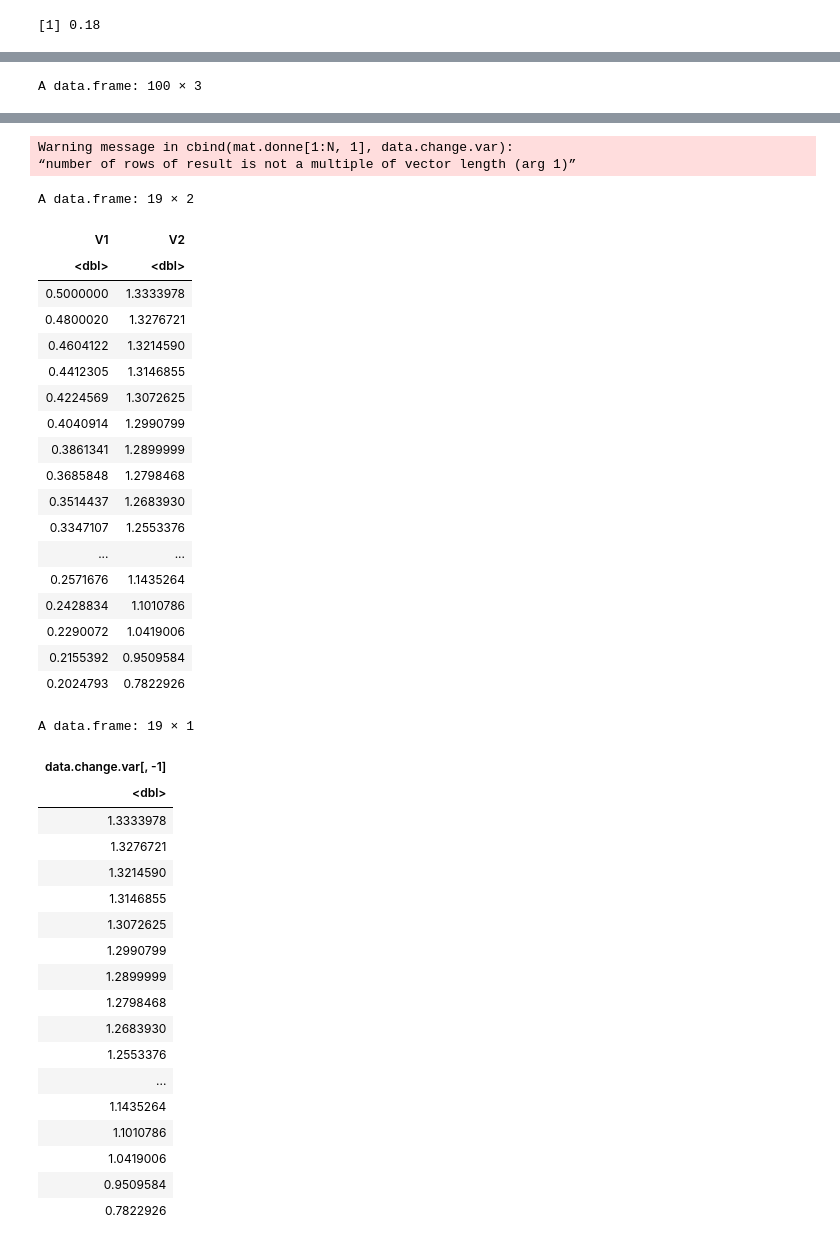
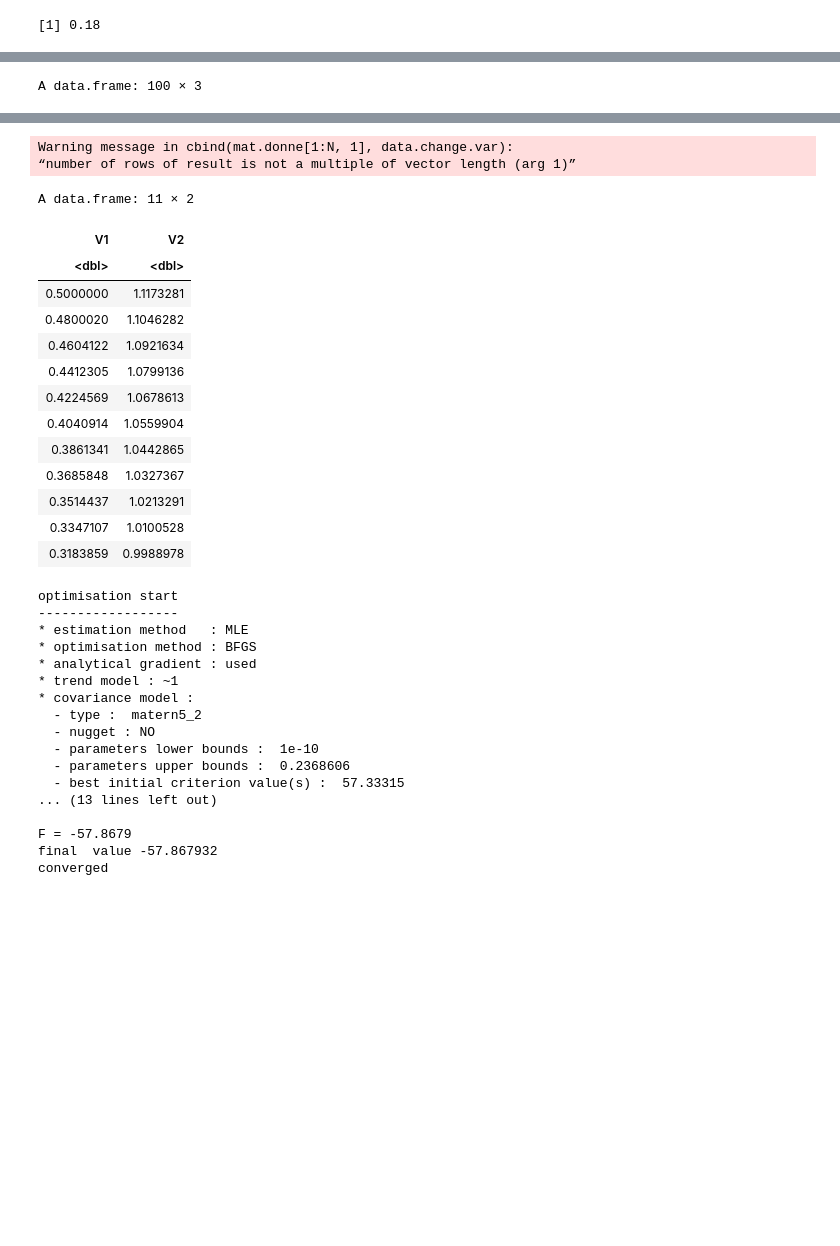
Before and after one commit to supetite/Projet-IPPON, a Jupyter notebook: T-IMSE Polar coordinates.ipynb, the cells around one changed output, grey strips where cells are left out. Drawn from its saved outputs; the diff is of its cells as text; code cells hidden in the pictures; blank space fills up the shorter version.

```diff
--- a/T-IMSE Polar coordinates.ipynb
+++ b/T-IMSE Polar coordinates.ipynb
@@ -177,9 +179,7 @@ jouet
 [1] 0.18
 # %%
 test_change_in_phi_from_x = function(x){ #We put in argument a matrix or a vector that takes n values in a simplex
-    X<-as.matrix(x[,-1])
-    Y<-sqrt(X) #We do a first change of variables y²=x eq y=sqrt(x)
-    Y[is.na(Y)] <- 0  #If we have some Nan in our matrix we replace them by zeros
-    return(t(as.matrix(rect2polar((Y))$phi)))
+    Y<-sqrt(x) #We do a first change of variables y²=x eq y=sqrt(x)
+     #If we have some Nan in our matrix we replace them by zeros
+    return(t(as.matrix(rect2polar((t(Y)))$phi)))
 }
-test_change_in_phi_from_x(matrix(c(0.18, 0.2, 0.8), 1, 3))
@@ -210,74 +226,66 @@ mat.donne
 
 
 
-data.change.var <- t(test_change_in_phi_from_x(mat.donne[1:N,-1]))
+data.change.var <- (test_change_in_phi_from_x(mat.donne[10:N+10,-1]))
 
 data.change.var=as.data.frame(cbind(mat.donne[1:N,1],data.change.var))
 
 data.change.var
-as.data.frame(data.change.var[,-1])
-data.change.var[,1]
+
 mod = km(formula = ~1, design = as.data.frame(data.change.var[,-1]), response = as.data.frame(data.change.var[,1]))
 
 lowerbound = as.vector(rep(0, 1))
 upperbound = as.vector(rep(pi/2, 1))
 # %% [output]
 A data.frame: 100 × 3
 | resp | x | y |
 | <dbl> | <dbl> | <dbl> |
 | 0.50000000 | 0.00000000 | 1.0000000 |
 | 0.48000204 | 0.01010101 | 0.9898990 |
 | 0.46041220 | 0.02020202 | 0.9797980 |
 | 0.44123049 | 0.03030303 | 0.9696970 |
 | 0.42245689 | 0.04040404 | 0.9595960 |
 | 0.40409142 | 0.05050505 | 0.9494949 |
 | 0.38613407 | 0.06060606 | 0.9393939 |
 | 0.36858484 | 0.07070707 | 0.9292929 |
 | 0.35144373 | 0.08080808 | 0.9191919 |
 | 0.33471074 | 0.09090909 | 0.9090909 |
 | ... | ... | ... |
 | 0.42245689 | 0.9595960 | 0.04040404 |
 | 0.44123049 | 0.9696970 | 0.03030303 |
 | 0.46041220 | 0.9797980 | 0.02020202 |
 | 0.48000204 | 0.9898990 | 0.01010101 |
 | 0.50000000 | 1.0000000 | 0.00000000 |
 Warning message in cbind(mat.donne[1:N, 1], data.change.var):
 “number of rows of result is not a multiple of vector length (arg 1)”
-A data.frame: 19 × 2
+A data.frame: 11 × 2
 | V1 | V2 |
 | <dbl> | <dbl> |
-| 0.5000000 | 1.3333978 |
-| 0.4800020 | 1.3276721 |
-| 0.4604122 | 1.3214590 |
-| 0.4412305 | 1.3146855 |
-| 0.4224569 | 1.3072625 |
-| 0.4040914 | 1.2990799 |
-| 0.3861341 | 1.2899999 |
-| 0.3685848 | 1.2798468 |
-| 0.3514437 | 1.2683930 |
-| 0.3347107 | 1.2553376 |
-| ... | ... |
-| 0.2571676 | 1.1435264 |
-| 0.2428834 | 1.1010786 |
-| 0.2290072 | 1.0419006 |
-| 0.2155392 | 0.9509584 |
-| 0.2024793 | 0.7822926 |
+| 0.5000000 | 1.1173281 |
+| 0.4800020 | 1.1046282 |
+| 0.4604122 | 1.0921634 |
+| 0.4412305 | 1.0799136 |
+| 0.4224569 | 1.0678613 |
+| 0.4040914 | 1.0559904 |
+| 0.3861341 | 1.0442865 |
+| 0.3685848 | 1.0327367 |
+| 0.3514437 | 1.0213291 |
+| 0.3347107 | 1.0100528 |
+| 0.3183859 | 0.9988978 |
-A data.frame: 19 × 1
+optimisation start
+------------------
+* estimation method   : MLE
+* optimisation method : BFGS
+* analytical gradient : used
+* trend model : ~1
+* covariance model :
+  - type :  matern5_2
+  - nugget : NO
+  - parameters lower bounds :  1e-10
+  - parameters upper bounds :  0.2368606
+  - best initial criterion value(s) :  57.33315
+... (13 lines left out)
+
+F = -57.8679
+final  value -57.867932
+converged
-| data.change.var[, -1] |
-| <dbl> |
-| 1.3333978 |
-| 1.3276721 |
-| 1.3214590 |
-| 1.3146855 |
-| 1.3072625 |
-| 1.2990799 |
-| 1.2899999 |
-| 1.2798468 |
-| 1.2683930 |
-| 1.2553376 |
-| ... |
-| 1.1435264 |
-| 1.1010786 |
-| 1.0419006 |
-| 0.9509584 |
-| 0.7822926 |
```
Also changed, not shown: parts of 28 cells of this notebook.
